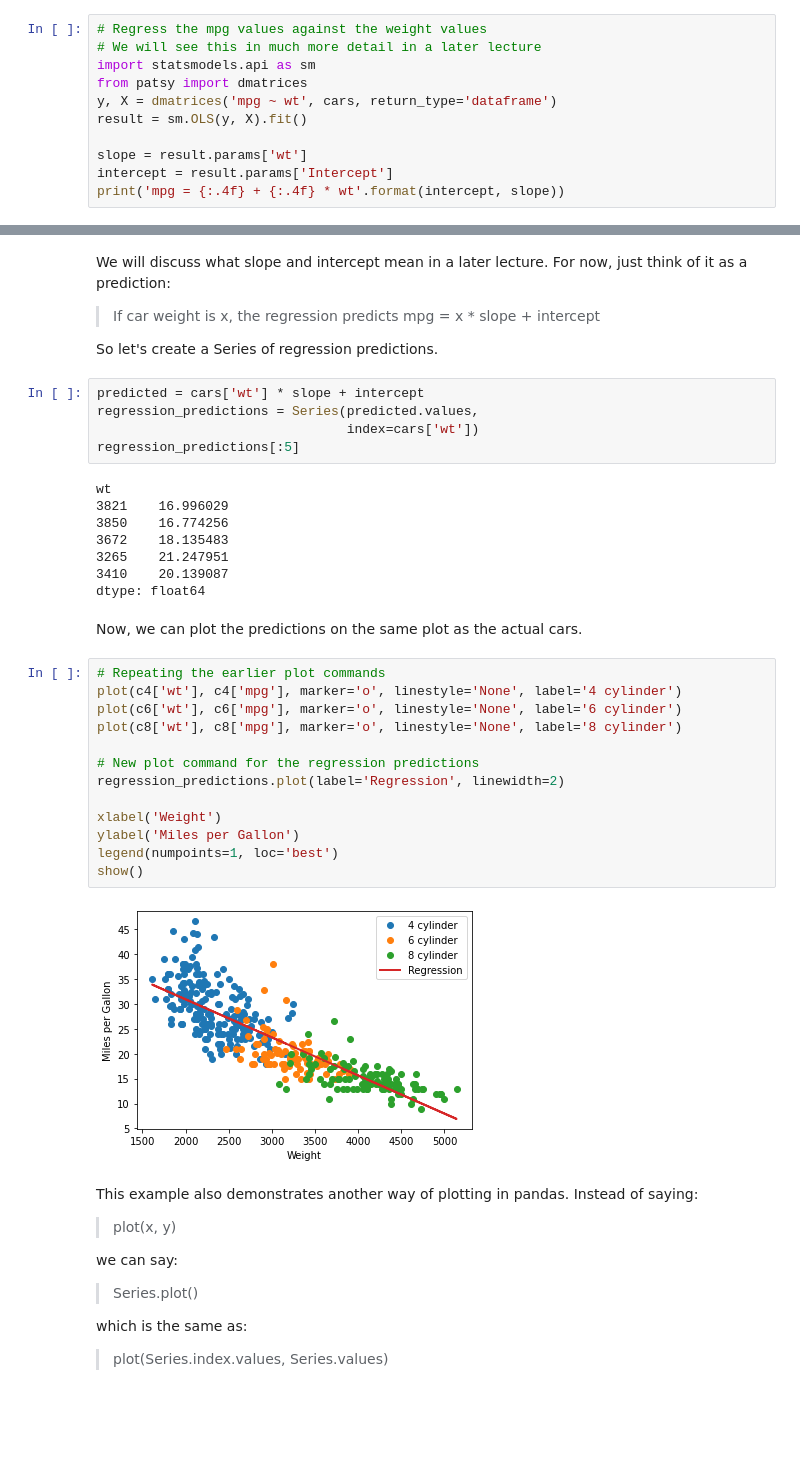
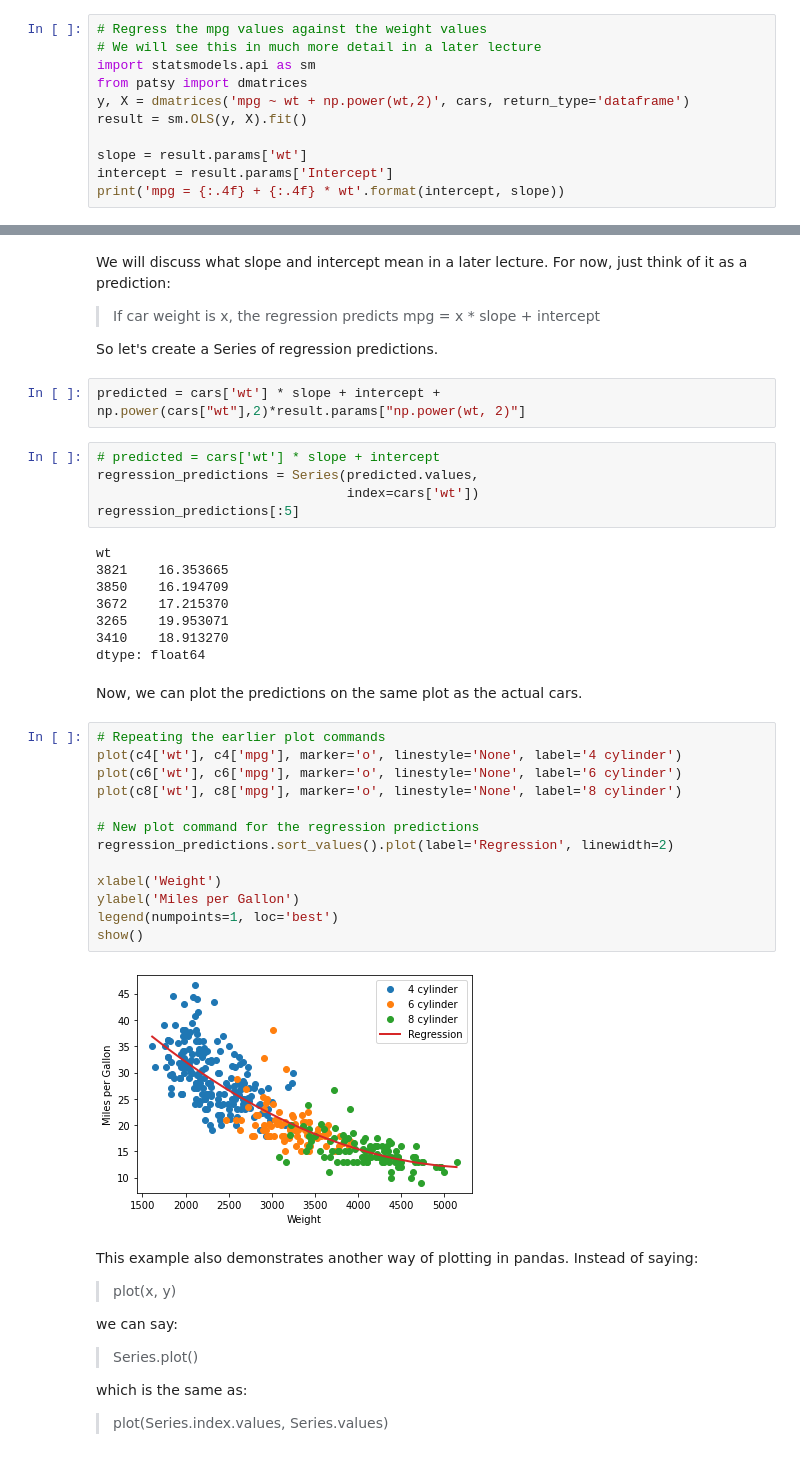
Before and after one commit to rohitashwachaks/MIS-S381N, a Jupyter notebook: Notebooks/Pandas 4 Visualization.ipynb, the cells around one changed output, grey strips where cells are left out. Drawn from its saved outputs; the diff is of its cells as text; blank space fills up the shorter version.

```diff
--- a/Notebooks/Pandas 4 Visualization.ipynb
+++ b/Notebooks/Pandas 4 Visualization.ipynb
@@ -188,7 +188,7 @@ Another line-plot sitation shows up when we do _regression_. Regression is the i
 # We will see this in much more detail in a later lecture
 import statsmodels.api as sm
 from patsy import dmatrices
-y, X = dmatrices('mpg ~ wt', cars, return_type='dataframe')
+y, X = dmatrices('mpg ~ wt + np.power(wt,2)', cars, return_type='dataframe')
 result = sm.OLS(y, X).fit()
 
 slope = result.params['wt']
@@ -202,36 +218,38 @@ We will discuss what slope and intercept mean in a later lecture. For now, just
 > If car weight is x, the regression predicts mpg = x * slope + intercept
 
 So let's create a Series of regression predictions.
+# %%
+predicted = cars['wt'] * slope + intercept + np.power(cars["wt"],2)*result.params["np.power(wt, 2)"]
 # %%
-predicted = cars['wt'] * slope + intercept
+# predicted = cars['wt'] * slope + intercept
 regression_predictions = Series(predicted.values,
                                 index=cars['wt'])
 regression_predictions[:5]
 # %% [output]
 wt
-3821    16.996029
-3850    16.774256
-3672    18.135483
-3265    21.247951
-3410    20.139087
+3821    16.353665
+3850    16.194709
+3672    17.215370
+3265    19.953071
+3410    18.913270
 dtype: float64
 # %% [markdown]
 Now, we can plot the predictions on the same plot as the actual cars.
 # %%
 # Repeating the earlier plot commands
 plot(c4['wt'], c4['mpg'], marker='o', linestyle='None', label='4 cylinder')
 plot(c6['wt'], c6['mpg'], marker='o', linestyle='None', label='6 cylinder')
 plot(c8['wt'], c8['mpg'], marker='o', linestyle='None', label='8 cylinder')
 
 # New plot command for the regression predictions
-regression_predictions.plot(label='Regression', linewidth=2)
+regression_predictions.sort_values().plot(label='Regression', linewidth=2)
 
 xlabel('Weight')
 ylabel('Miles per Gallon')
 legend(numpoints=1, loc='best')
 show()
 # %% [output]
-[figure, old version]
+[figure, new version]
 # %% [markdown]
 This example also demonstrates another way of plotting in pandas. Instead of saying:
 
```
Also changed, not shown: parts of 5 cells of this notebook, 15 other files.
